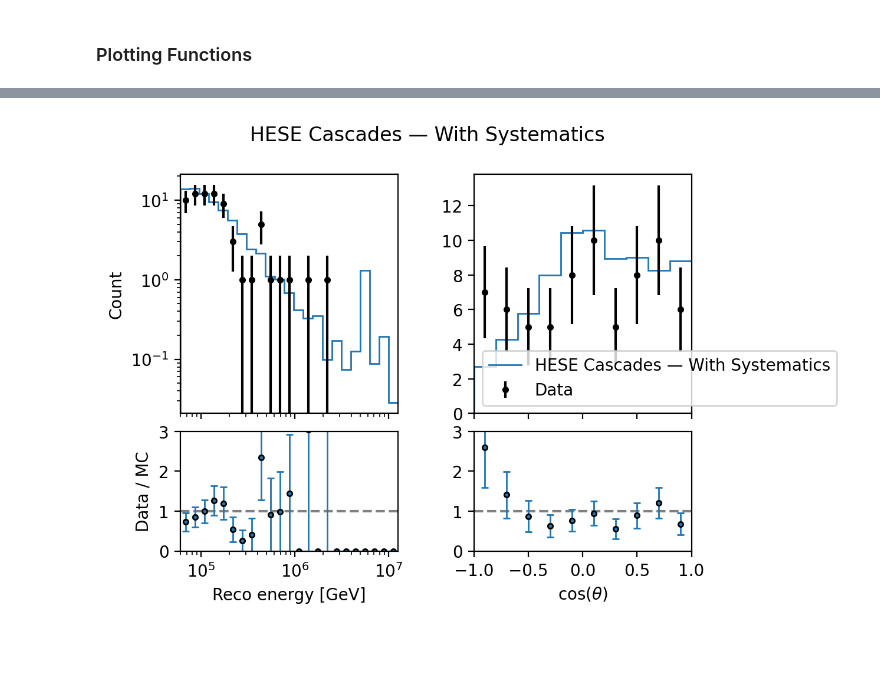
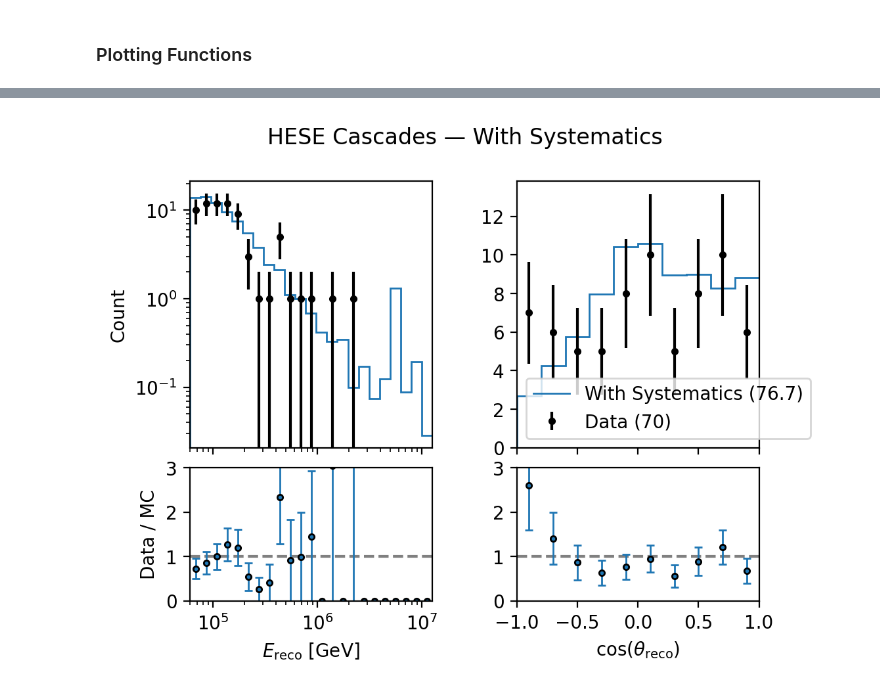
Before and after one commit to icecube/reco_processing, a Jupyter notebook: NNMFit/notebooks/unblind/philipp/step0_2_1_0_reco_space_bdt_plots.ipynb, the cells around one changed output, grey strips where cells are left out. Saved outputs shown, nothing was run; the diff lists cells and outputs as text; code cells hidden in the pictures; blank space fills up the shorter version.

Commit message:
update plots

```diff
--- a/NNMFit/notebooks/unblind/philipp/step0_2_1_0_reco_space_bdt_plots.ipynb
+++ b/NNMFit/notebooks/unblind/philipp/step0_2_1_0_reco_space_bdt_plots.ipynb
@@ -99,9 +197,9 @@ binning_dict["IC86_pass2_SnowStorm_FTP_HESE_Tracks"]["reco_zenith"] = np.linspac
 def get_histogram_projection(
     histogram, det_config, binning_dict, projected_dimension, flip=False
 ):
-    reshape_shape = (
-        binning_dict[det_config]["reco_energy"].shape[0] - 1,
-        binning_dict[det_config]["reco_zenith"].shape[0] - 1,
+    reshape_shape = tuple(
+        binning_dict[det_config][dim].shape[0] - 1
+        for dim in binning_dict[det_config]
     )
     sum_axis = dimensions[det_config][projected_dimension]["sum_axes"]
     h = np.sum(np.reshape(histogram, reshape_shape), axis=sum_axis)
@@ -152,9 +250,9 @@ def plot_ratio(
     include_mc_err=True, label="Ratio", color="black", capsize=2,
     markeredgecolor="black", **kwargs,
 ):
-    reshape_shape = (
-        binning_dict[det_config]["reco_energy"].shape[0] - 1,
-        binning_dict[det_config]["reco_zenith"].shape[0] - 1,
+    reshape_shape = tuple(
+        binning_dict[det_config][dim].shape[0] - 1
+        for dim in binning_dict[det_config]
     )
     sum_axis = dimensions[det_config][plot_dimension]["sum_axes"]
     flip     = dimensions[det_config][plot_dimension]["flip"]
@@ -192,7 +290,7 @@ def plot_ratio(
 
 def plot_data_points(axes, det_config, histogram_collection, scan_name,
                      binning_dict, color="black", label="Data"):
-    for col, dim in enumerate(["reco_energy", "reco_zenith"]):
+    for col, dim in enumerate(dimensions[det_config]):
         plot_histogram(
             axes[0][col], histogram_collection[scan_name]["data"],
             det_config, dim, "2D", binning_dict,
@@ -202,7 +300,7 @@ def plot_data_points(axes, det_config, histogram_collection, scan_name,
 
 def plot_mc_and_ratio(axes, det_config, histogram_collection, scan_name,
                       binning_dict, color, hist_label="", ratio_label=""):
-    for col, dim in enumerate(["reco_energy", "reco_zenith"]):
+    for col, dim in enumerate(dimensions[det_config]):
         plot_histogram(
             axes[0][col], histogram_collection[scan_name]["mc"],
             det_config, dim, "2D", binning_dict,
@@ -221,45 +319,56 @@ def plot_mc_and_ratio(axes, det_config, histogram_collection, scan_name,
 save_path = "/data/user/tvaneede/GlobalFit/reco_processing/NNMFit/notebooks/unblind/philipp/step0_2_1/plots"
 os.makedirs(save_path, exist_ok=True)
 # %%
-color_cycle = plt.rcParams['axes.prop_cycle']
+color_cycle = plt.rcParams['axes.prop_cycle'].by_key()['color']
 
-for scan_name, label in [
-    ("hese_spectrum_bestfit_13year_round3",              "HESE Cascades — With Systematics"),
-    ("hese_spectrum_bestfit_13year_round3_NoSystematics", "HESE Cascades — No Systematics"),
-]:
+for plot in PLOTS:
+    det_config = plot["det_config"]
+    scans      = plot["scans"]
+    dims       = list(dimensions[det_config].keys())
+
     fig, axes = RatioPlot(pad=0.1, vert_pad=0.35).create(ncols=2, dpi=200)
-    det_config = "IC86_pass2_SnowStorm_FTP_HESE_Cascades"
 
+    # data points from the first scan (real data is the same across scans)
+    n_data = int(np.sum(histogram_collection[scans[0][0]]["data"]["histograms"][det_config]))
     plot_data_points(
-        axes, det_config, histogram_collection, scan_name,
-        binning_dict=binning_dict, color="black", label="Data",
-    )
-    plot_mc_and_ratio(
-        axes, det_config, histogram_collection, scan_name,
-        binning_dict=binning_dict, color=color_cycle.by_key()['color'][0],
-        hist_label=label, ratio_label="",
+        axes, det_config, histogram_collection, scans[0][0],
+        binning_dict=binning_dict, color="black", label=f"Data ({n_data})",
     )
 
+    for i, (scan_name, label) in enumerate(scans):
+        n_mc = np.sum(histogram_collection[scan_name]["mc"]["histograms"][det_config])
+        mc_label = f"{label} ({n_mc:.1f})"
+        plot_mc_and_ratio(
+            axes, det_config, histogram_collection, scan_name,
+            binning_dict=binning_dict, color=color_cycle[i],
+            hist_label=mc_label, ratio_label=mc_label,
+        )
+
     axes[0][1].legend()
-    axes[0][0].set_xscale("log")
-    axes[0][0].set_yscale("log")
+
+    for col, dim in enumerate(dims):
+        dim_info = dimensions[det_config][dim]
+        bins     = binning_dict[det_config][dim]
+
+        if dim_info["log_x"]:
+            axes[0][col].set_xscale("log")
+            axes[1][col].set_xscale("log")
+        if dim_info["log_y"]:
+            axes[0][col].set_yscale("log")
+
+        axes[0][col].set_xlim(bins.min(), bins.max())
+        axes[1][col].set_xlim(bins.min(), bins.max())
+        axes[1][col].set_ylim(0.0, 3.0)
+        axes[1][col].set_xlabel(dim_info["x_label"])
+        axes[1][col].axhline(1, color="grey", linestyle="--", zorder=-10)
+
+    # ylabel only on left column to avoid overlap
     axes[0][0].set_ylabel("Count")
-    axes[0][0].set_xlim(
-        binning_dict[det_config]["reco_energy"].min(),
-        binning_dict[det_config]["reco_energy"].max(),
-    )
     axes[1][0].set_ylabel("Data / MC")
-    axes[1][0].set_ylim(0.0, 3.0)
-    axes[1][0].set_xlabel("Reco energy [GeV]")
-    axes[1][0].axhline(1, color="grey", linestyle="--", zorder=-10)
 
-    axes[0][1].set_xlim(-1, 1.0)
-    axes[1][1].set_ylim(0.0, 3.0)
-    axes[1][1].axhline(1, color="grey", linestyle="--", zorder=-10)
-    axes[1][1].set_xlabel(r"$\cos(\theta)$")
-
-    fig.suptitle(label)
-    plt.savefig(os.path.join(save_path, f"{det_config}_{scan_name}.png"), bbox_inches="tight")
+    fig.suptitle(plot["title"])
+    filename = plot.get("filename", f"{det_config}_{plot['title']}".replace(" ","_").replace("-","_").replace("—",""))
+    plt.savefig(os.path.join(save_path, f"{filename}.png"), bbox_inches="tight")
     plt.show()
 # %% [output]
-[figure, old version]
+[figure, new version]
```
Also changed, not shown: parts of 9 cells of this notebook, 16 other files.
